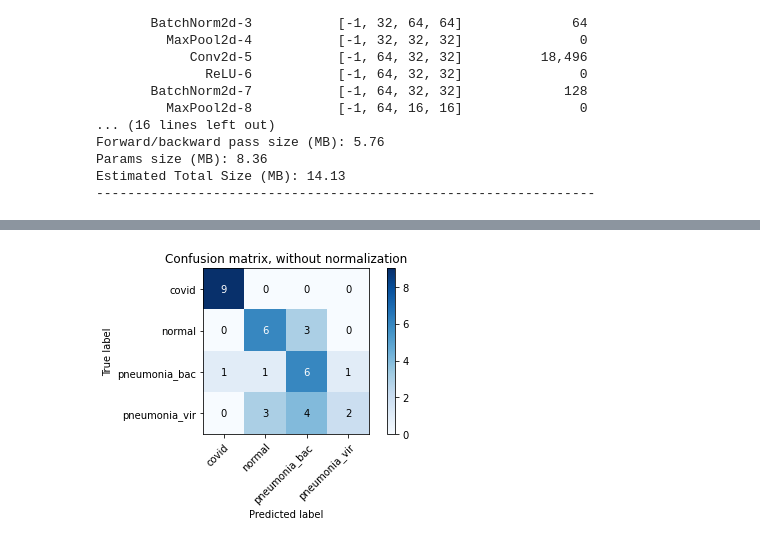
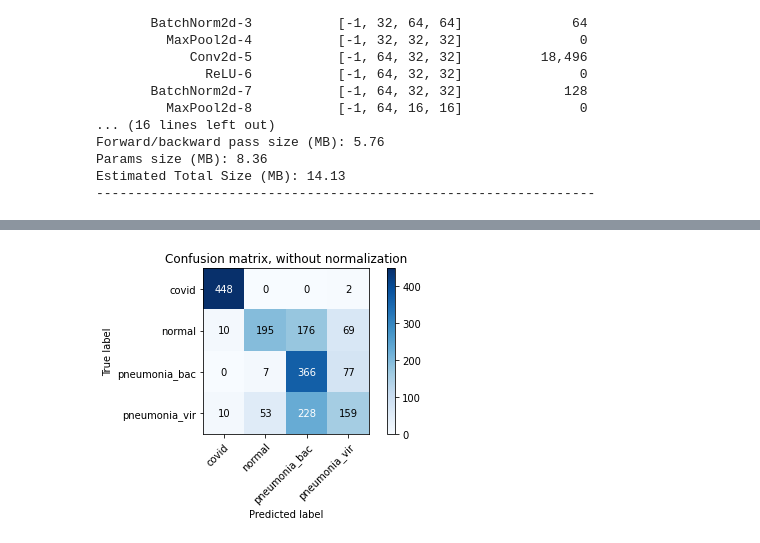
Before and after one commit to rossettisimone/AUGMENTATION_GAN, a Jupyter notebook: CNN.ipynb, the cells around one changed output, grey strips where cells are left out. Saved outputs shown, nothing was run; the diff lists cells and outputs as text; code cells hidden in the pictures.

```diff
--- a/CNN.ipynb
+++ b/CNN.ipynb
@@ -120,11 +116,11 @@ transform_list.append(transforms.Grayscale(num_output_channels=1))
 transform_list.append(transforms.Resize((img_dim*2,img_dim*2),interpolation=2))
 
 for i in range(N_rot):
-  transform_list.append(transforms.RandomApply([transforms.RandomRotation(degrees=(-90,90))], p=0.5))
+  transform_list.append(transforms.RandomApply([transforms.RandomRotation(degrees=(-2,2))], p=0.5))
 for i in range(N_flip):
   transform_list.append(transforms.RandomHorizontalFlip(p=0.5))
-for i in range(N_flip):
-  transform_list.append(transforms.RandomVerticalFlip(p=0.5))
+# for i in range(N_flip):
+#   transform_list.append(transforms.RandomVerticalFlip(p=0.5))
 for i in range(N_scal):
   transform_list.append(transforms.RandomApply([transforms.RandomAffine(degrees=0,scale=(0.9,1.1))], p=0.5))
 for i in range(N_tran):
@@ -382,46 +381,67 @@ for epoch in range(epochs):  # loop over the dataset multiple times
     print("Epoch: [%d]"%(epoch + 1),' => Loss: [%.3f]' %(running_loss / len(trainloader)))
     running_loss = 0.0
     if (epoch+1)%10==0:
-        running_loss_=0
         with torch.no_grad():
-            for data in notebook.tqdm(testloader):
-                # get the inputs; data is a list of [inputs, labels]
-                inputs, labels = data[0].to(device), data[1].to(device)
+            accuracy_tot = list(0. for i in range(len(classes)))
+            sensitivity_tot = list(0. for i in range(len(classes)))
+            specificity_tot = list(0. for i in range(len(classes)))
+            f1score_tot = list(0. for i in range(len(classes)))
+            table = list(0. for i in range(len(classes)))
+            tot_acc_tot=0
 
-                outputs = net(inputs)
+            iterations=50
+            labels_tot=np.array([],dtype=np.uint8)
+            predicted_tot=np.array([],dtype=np.uint8)
 
-                _, predicted = torch.max(outputs, 1)
+            for i in notebook.tqdm(range(iterations)):
+              dataiter = iter(testloader)
+              images, labels = dataiter.next()
 
-                loss = criterion(outputs, labels)
+              outputs = net(images.to(device))
 
-                running_loss_ += loss.item()
+              _, predicted = torch.max(outputs, 1)
 
-                cm = confusion_matrix(labels.cpu().detach().numpy(), predicted.cpu().detach().numpy(), labels=None, sample_weight=None)
+              labels_tot=np.append(labels_tot,labels.cpu().detach().numpy())
+              predicted_tot=np.append(predicted_tot,predicted.cpu().detach().numpy())
 
-                tot_acc=np.trace(cm)/np.sum(cm)
+              cm = confusion_matrix(labels.cpu().detach().numpy(), predicted.cpu().detach().numpy(), labels=None, sample_weight=None)
 
-                sensitivity = list(0. for i in range(cm.shape[0]))
-                specificity = list(0. for i in range(cm.shape[0]))
-                accuracy = list(0. for i in range(cm.shape[0]))
-                f1score = list(0. for i in range(cm.shape[0]))
-                table = list(0. for i in range(cm.shape[0]))
+              tot_acc=np.trace(cm)/np.sum(cm)
 
-                for i in range(cm.shape[0]):
-                    TP = cm[i,i]
-                    FN = np.sum(cm[i,:]) - TP
-                    FP = np.sum(cm[:,i]) - TP
-                    TN = (np.sum(cm) - TP - FP - FN)
-                    accuracy[i] = (TP + TN) / (TP + TN + FP + FN)
-                    sensitivity[i] = TP / (TP + FN)
-                    specificity[i] = TN / (TN + FP)
-                    f1score[i]= 2 * (accuracy[i] * sensitivity[i]) / (accuracy[i] + sensitivity[i])
-                    table[i]=[classes[i], accuracy[i], sensitivity[i], specificity[i], f1score[i]]
+              tot_acc_tot+=tot_acc
 
-            print("Epoch: [%d]"%(epoch + 1)," => Test: [%d]" %(int((epoch+1)/10)),' => Loss: [%.3f]' %(running_loss_ / len(testloader)))
+              sensitivity = list(0. for i in range(cm.shape[0]))
+              specificity = list(0. for i in range(cm.shape[0]))
+              accuracy = list(0. for i in range(cm.shape[0]))
+              f1score = list(0. for i in range(cm.shape[0]))
 
-            print("Epoch: [%d]"%(epoch + 1)," => Confusion Matrix Test: [%d]" %(int((epoch+1)/10))," => Total Accuracy: [%.3f]" %(tot_acc))
+              for i in range(cm.shape[0]):
+                TP = cm[i,i]
+                FN = np.sum(cm[i,:]) - TP
+                FP = np.sum(cm[:,i]) - TP
+                TN = (np.sum(cm) - TP - FP - FN)
+                accuracy[i] = (TP + TN) / (TP + TN + FP + FN)
+                sensitivity[i] = TP / (TP + FN)
+                specificity[i] = TN / (TN + FP)
+                f1score[i]= 2 * (accuracy[i] * sensitivity[i]) / (accuracy[i] + sensitivity[i])
+              accuracy_tot = [sum(x) for x in zip(accuracy_tot, accuracy)]
+              specificity_tot = [sum(x) for x in zip(specificity_tot, specificity)]
+              sensitivity_tot = [sum(x) for x in zip(sensitivity_tot, sensitivity)]
+              f1score_tot = [sum(x) for x in zip(f1score_tot, f1score)]
 
-            plot_confusion_matrix(labels.cpu().detach().numpy(), predicted.cpu().detach().numpy(), classes=np.asarray(classes), normalize=False)
+            accuracy_tot = [round((x/iterations),3) for x in accuracy_tot]
+            specificity_tot = [round((x/iterations),3) for x in specificity_tot]
+            sensitivity_tot = [round((x/iterations),3) for x in sensitivity_tot]
+            f1score_tot = [round((x/iterations),3) for x in f1score_tot]
+            tot_acc_tot/=iterations
+            running_loss/=(iterations*len(testloader))
+
+            table=[classes, accuracy_tot, sensitivity_tot, specificity_tot, f1score_tot]
+            table=np.array(table).T.tolist()
+
+            plot_confusion_matrix(labels_tot, predicted_tot, classes=np.asarray(classes), normalize=False)
+
+            print("Epoch: [%d]"%(epoch + 1)," => Confusion Matrix Test: [%d]" %(int((epoch+1)/10))," => Total Accuracy over %d samples: [%.3f]" %(len(testloader.dataset)*iterations, tot_acc_tot))
 
             plt.show()
 
@@ -453,4 +473,4 @@ Epoch: [10]  => Confusion Matrix Test: [1]  => Total Accuracy: [0.639]
-[figure, old version]
+[figure, new version]
 Epoch: [10]  => Evaluation Confusion Matrix Test: [1]
 ╒═══════════════╤════════════╤═══════════════╤═══════════════╤═══════════╕
 │               │   Accuracy │   Sensitivity │   Specificity │   F1Score │
```
Also changed, not shown: parts of 15 cells of this notebook.
